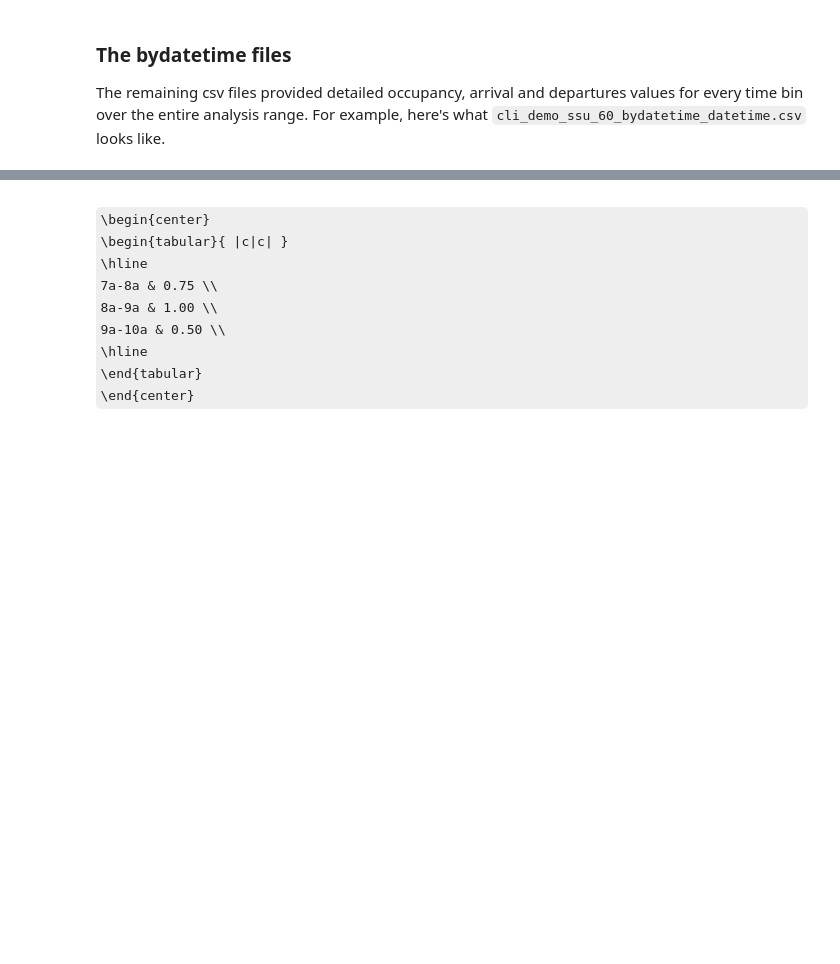
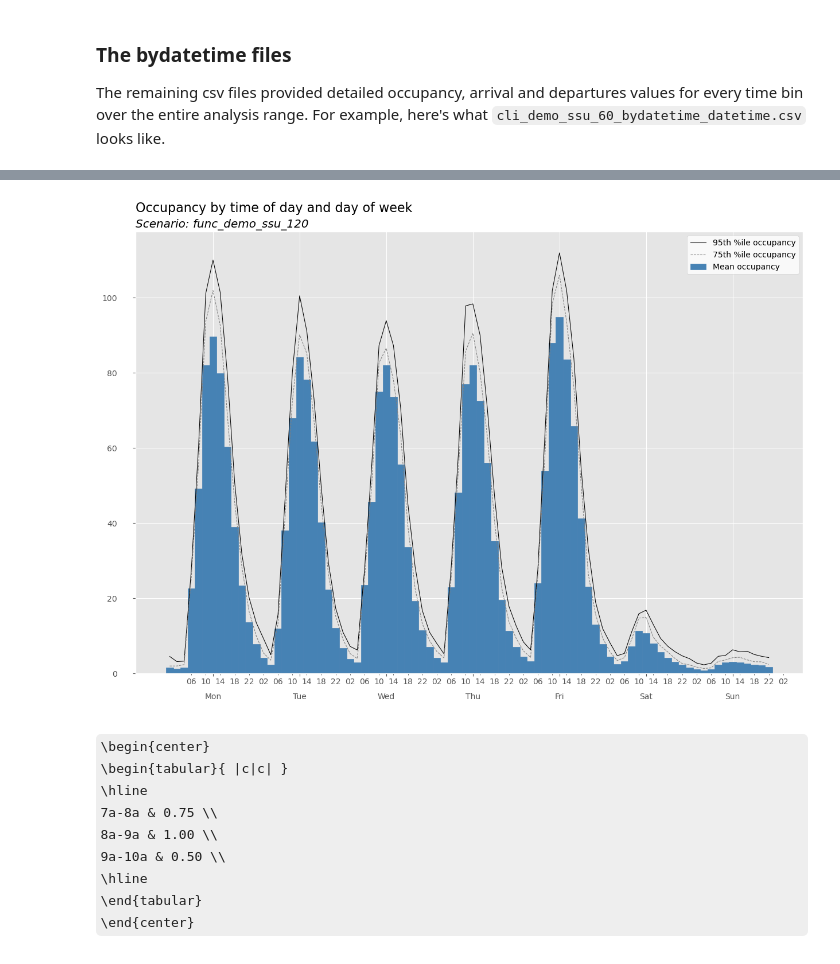
Before and after one commit to misken/hillmaker, a Jupyter notebook: docs/jb-hm/getting_started.ipynb, the cells around one changed output, grey strips where cells are left out. Drawn from its saved outputs; the diff is of its cells as text; code cells hidden in the pictures; some formulas as TeX source; blank space fills up the shorter version.

```diff
--- a/docs/jb-hm/getting_started.ipynb
+++ b/docs/jb-hm/getting_started.ipynb
@@ -306,0 +313,26 @@ For all the details on how hillmaker computes occupancy and options for controll
+# %%
+# Required inputs
+scenario_name = 'func_demo_ssu_120'
+in_field_name = 'InRoomTS'
+out_field_name = 'OutRoomTS'
+start_date = '2024-01-02'
+end_date = '2024-09-30'
+
+# Optional inputs
+cat_field_name = 'PatType'
+verbosity = 1  # INFO level logging
+output_path = './output'
+bin_size_minutes = 120
+
+# Use legacy function interface
+hills = hm.make_hills(scenario_name=scenario_name, stops_df=stops_df,
+              in_field=in_field_name, out_field=out_field_name,
+              start_analysis_dt=start_date, end_analysis_dt=end_date,
+              cat_field=cat_field_name,
+              bin_size_minutes=bin_size_minutes,
+              output_path='./output', verbosity=verbosity)
+
+# Get and display occupancy plot
+occ_plot = hm.get_plot(hills, 'occupancy')
+occ_plot
+# %% [output]
@@ -307,3 +356,4 @@ For all the details on how hillmaker computes occupancy and options for controll
+[figure, added]
 # %% [markdown]
 \begin{center}
 \begin{tabular}{ |c|c| }
```
Also changed, not shown: parts of 11 cells of this notebook, 23 other files.
